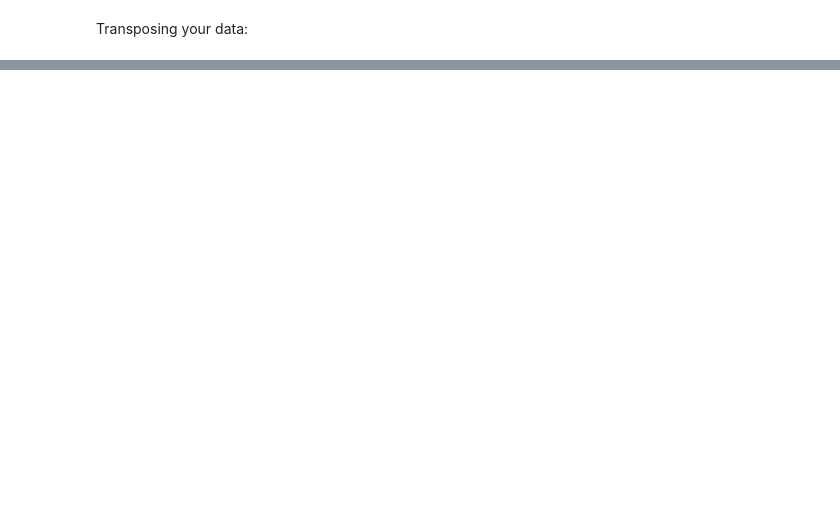
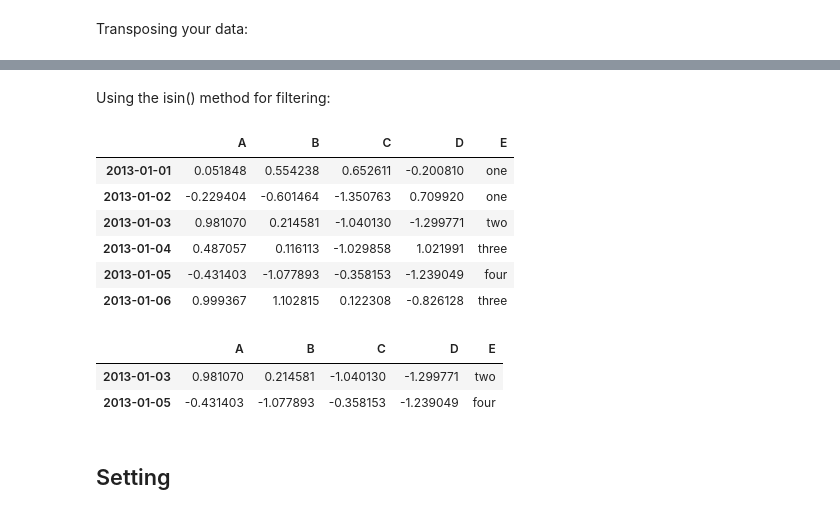
Before and after one commit to chitranjanit/dirty-your-hands-on-ml, a Jupyter notebook: ml-base/pandas/10-minutes-to-pandas/Untitled.ipynb, the cells around one changed output, grey strips where cells are left out. Drawn from its saved outputs; the diff is of its cells as text; code cells hidden in the pictures; blank space fills up the shorter version.

```diff
--- a/ml-base/pandas/10-minutes-to-pandas/Untitled.ipynb
+++ b/ml-base/pandas/10-minutes-to-pandas/Untitled.ipynb
@@ -147,0 +338,24 @@ df.T
+# %% [markdown]
+Using the isin() method for filtering:
+# %%
+df2 = df.copy()
+# %%
+df2['E'] = ['one','one','two','three','four','three']
+# %%
+df2
+# %% [output]
+|  | A | B | C | D | E |
+| 2013-01-01 | 0.051848 | 0.554238 | 0.652611 | -0.200810 | one |
+| 2013-01-02 | -0.229404 | -0.601464 | -1.350763 | 0.709920 | one |
+| 2013-01-03 | 0.981070 | 0.214581 | -1.040130 | -1.299771 | two |
+| 2013-01-04 | 0.487057 | 0.116113 | -1.029858 | 1.021991 | three |
+| 2013-01-05 | -0.431403 | -1.077893 | -0.358153 | -1.239049 | four |
+| 2013-01-06 | 0.999367 | 1.102815 | 0.122308 | -0.826128 | three |
+# %%
+df2[df2['E'].isin(['two','four'])]
+# %% [output]
+|  | A | B | C | D | E |
+| 2013-01-03 | 0.981070 | 0.214581 | -1.040130 | -1.299771 | two |
+| 2013-01-05 | -0.431403 | -1.077893 | -0.358153 | -1.239049 | four |
+# %% [markdown]
+## Setting
```
Also changed, not shown: parts of 75 cells of this notebook.
